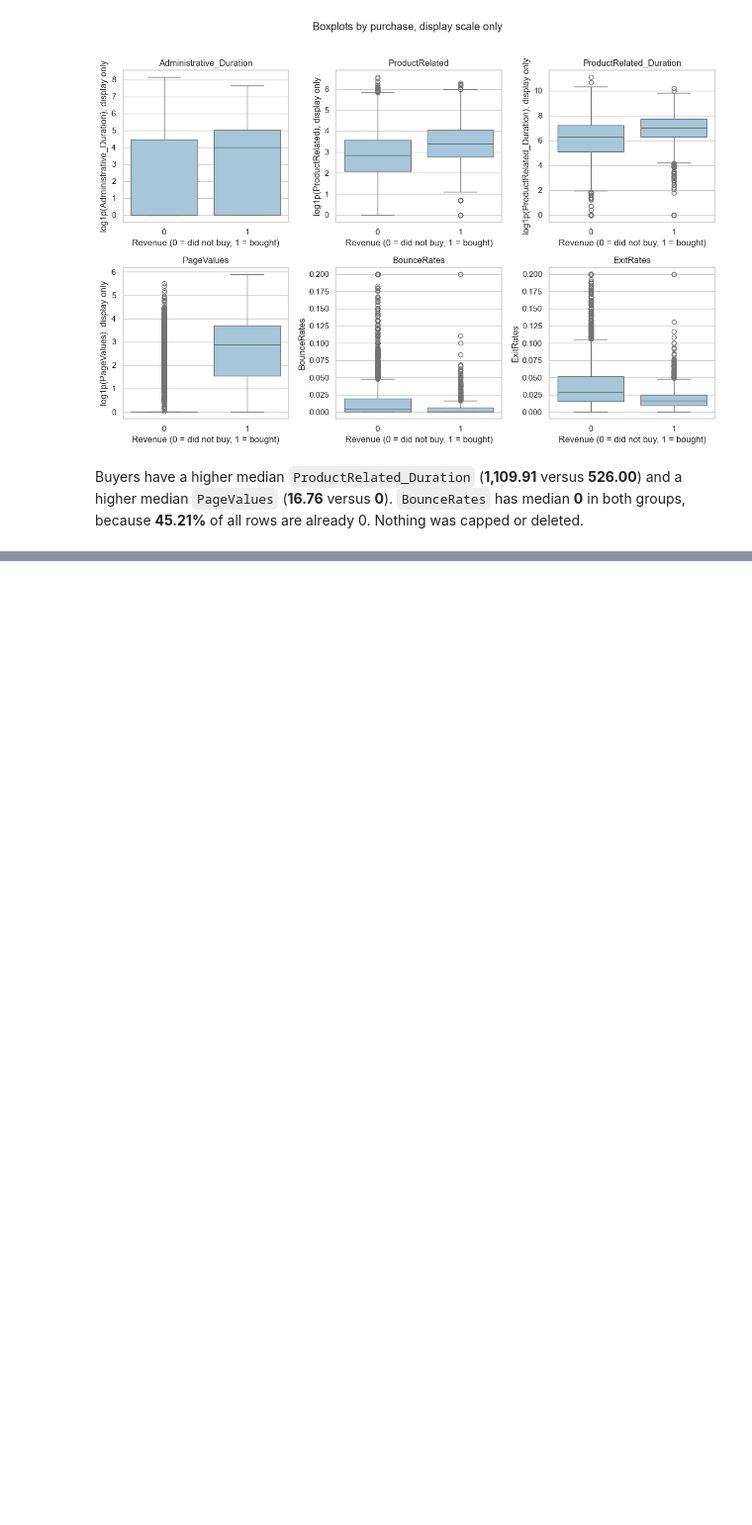
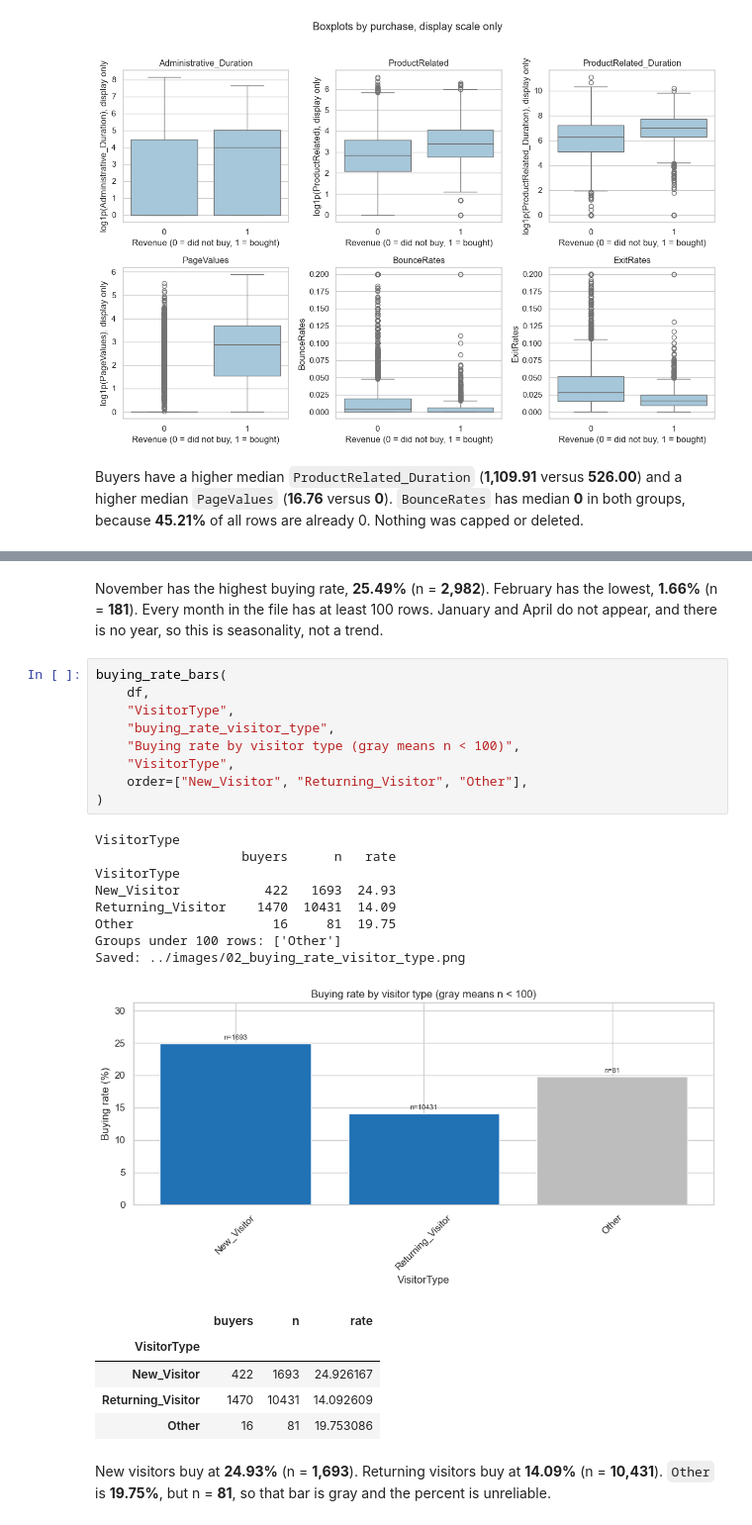
Before and after one commit to ghayasshahid/BuyerBehaviorPrediction, a Jupyter notebook: notebooks/02_eda.ipynb, the cells around one changed output, grey strips where cells are left out. Shown at 99% size. Saved outputs shown, nothing was run; the diff lists cells and outputs as text; blank space fills up the shorter version.

```diff
--- a/notebooks/02_eda.ipynb
+++ b/notebooks/02_eda.ipynb
@@ -239,0 +374,28 @@ Buyers have a higher median `ProductRelated_Duration` (**1,109.91** versus **526
+# %% [markdown]
+November has the highest buying rate, **25.49%** (n = **2,982**). February has the lowest, **1.66%** (n = **181**). Every month in the file has at least 100 rows. January and April do not appear, and there is no year, so this is seasonality, not a trend.
+# %%
+buying_rate_bars(
+    df,
+    "VisitorType",
+    "buying_rate_visitor_type",
+    "Buying rate by visitor type (gray means n < 100)",
+    "VisitorType",
+    order=["New_Visitor", "Returning_Visitor", "Other"],
+)
+# %% [output]
+VisitorType
+                   buyers      n   rate
+VisitorType
+New_Visitor           422   1693  24.93
+Returning_Visitor    1470  10431  14.09
+Other                  16     81  19.75
+Groups under 100 rows: ['Other']
+Saved: ../images/02_buying_rate_visitor_type.png
+[figure, added]
+|  | buyers | n | rate |
+| VisitorType |  |  |  |
+| New_Visitor | 422 | 1693 | 24.926167 |
+| Returning_Visitor | 1470 | 10431 | 14.092609 |
+| Other | 16 | 81 | 19.753086 |
+# %% [markdown]
+New visitors buy at **24.93%** (n = **1,693**). Returning visitors buy at **14.09%** (n = **10,431**). `Other` is **19.75%**, but n = **81**, so that bar is gray and the percent is unreliable.
```
Also changed, not shown: parts of 6 cells of this notebook, 4 other files.
